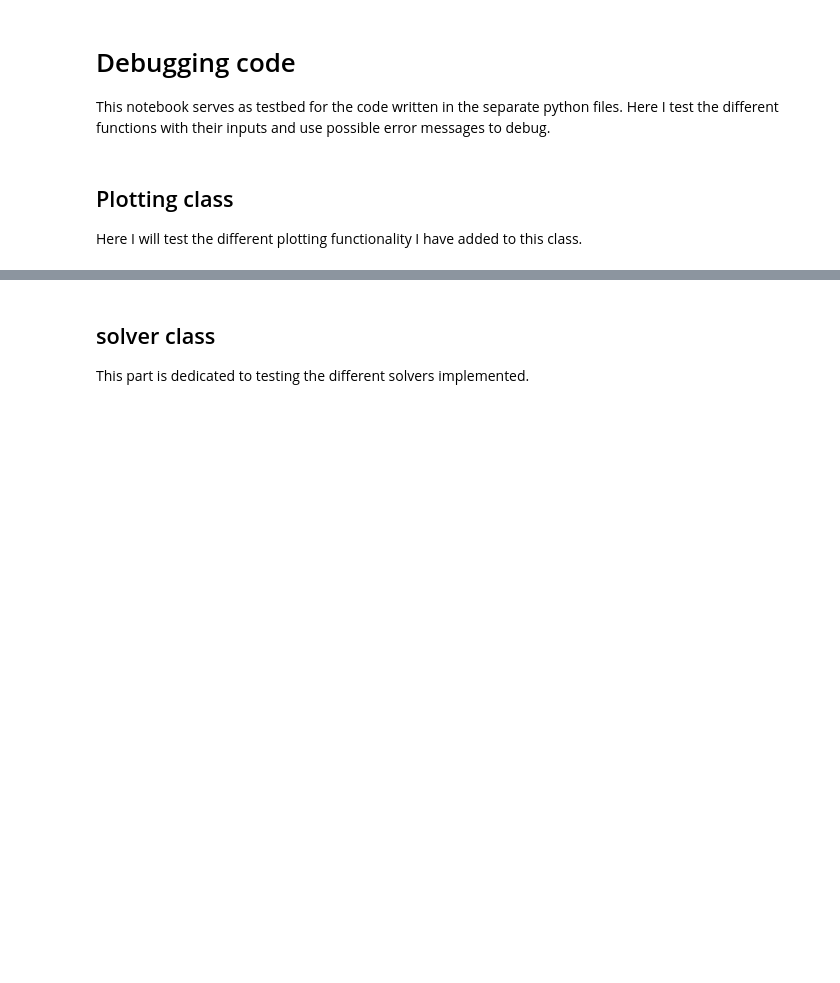
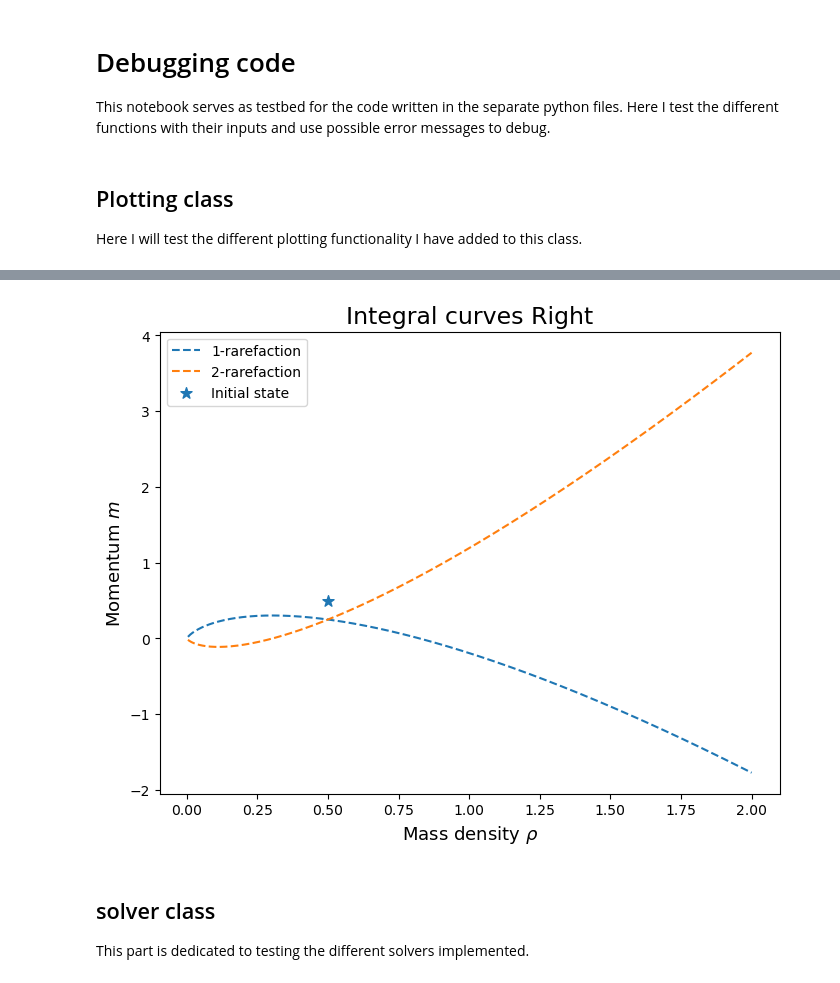
Before and after one commit to BertDepoorter/Individual_CMfAA, a Jupyter notebook: debugging.ipynb, the cells around one changed output, grey strips where cells are left out. Cells and saved outputs as stored; diff of their text form; code cells hidden in the pictures; blank space fills up the shorter version.

```diff
--- a/debugging.ipynb
+++ b/debugging.ipynb
@@ -36,3 +45,7 @@ plots.plot_Hugoniot_locus(U)
+# %%
+plots.plot_integral_curves(U_R, title='Integral curves Right')
+# %% [output]
+[figure, added]
 # %% [markdown]
 ## solver class
 This part is dedicated to testing the different solvers implemented.
```
Also changed, not shown: parts of 3 cells of this notebook, 4 other files.
